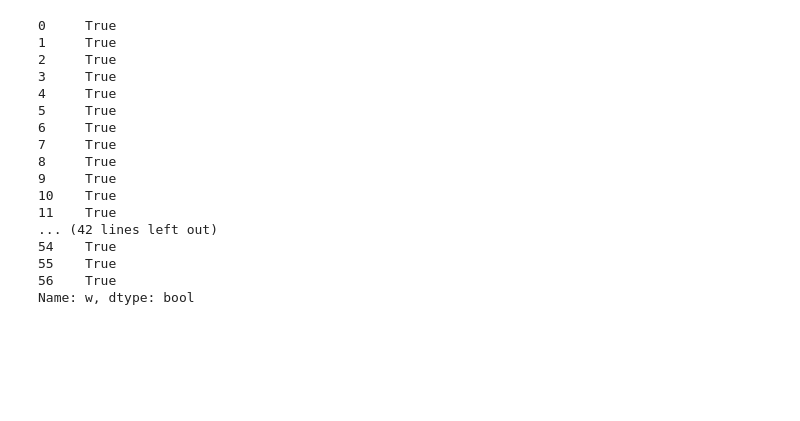
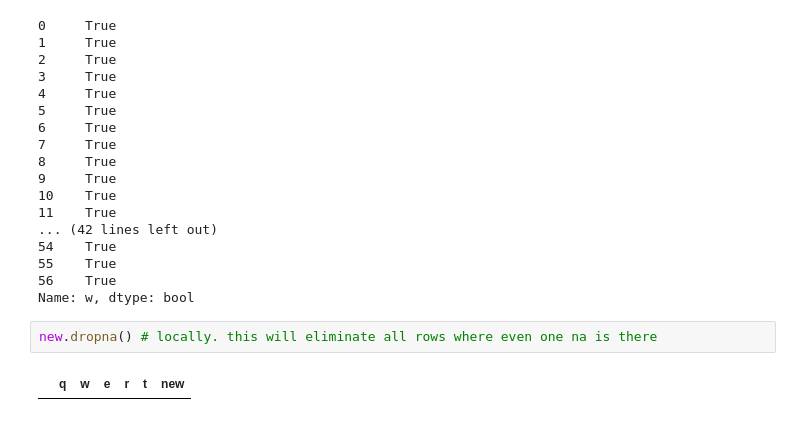
Before and after one commit to Newtanmukh/Python-Frameworks-Tutorials, a Jupyter notebook: pandas/Pandas Tutorial.ipynb, the cells around one changed output. Cells and saved outputs as stored; diff of their text form; blank space fills up the shorter version.

```diff
--- a/pandas/Pandas Tutorial.ipynb
+++ b/pandas/Pandas Tutorial.ipynb
@@ -268,3 +268,7 @@ new['w'].isnull()
 55    True
 56    True
 Name: w, dtype: bool
+# %%
+new.dropna() # locally. this will eliminate all rows where even one na is there
+# %% [output]
+|  | q | w | e | r | t | new |
```
